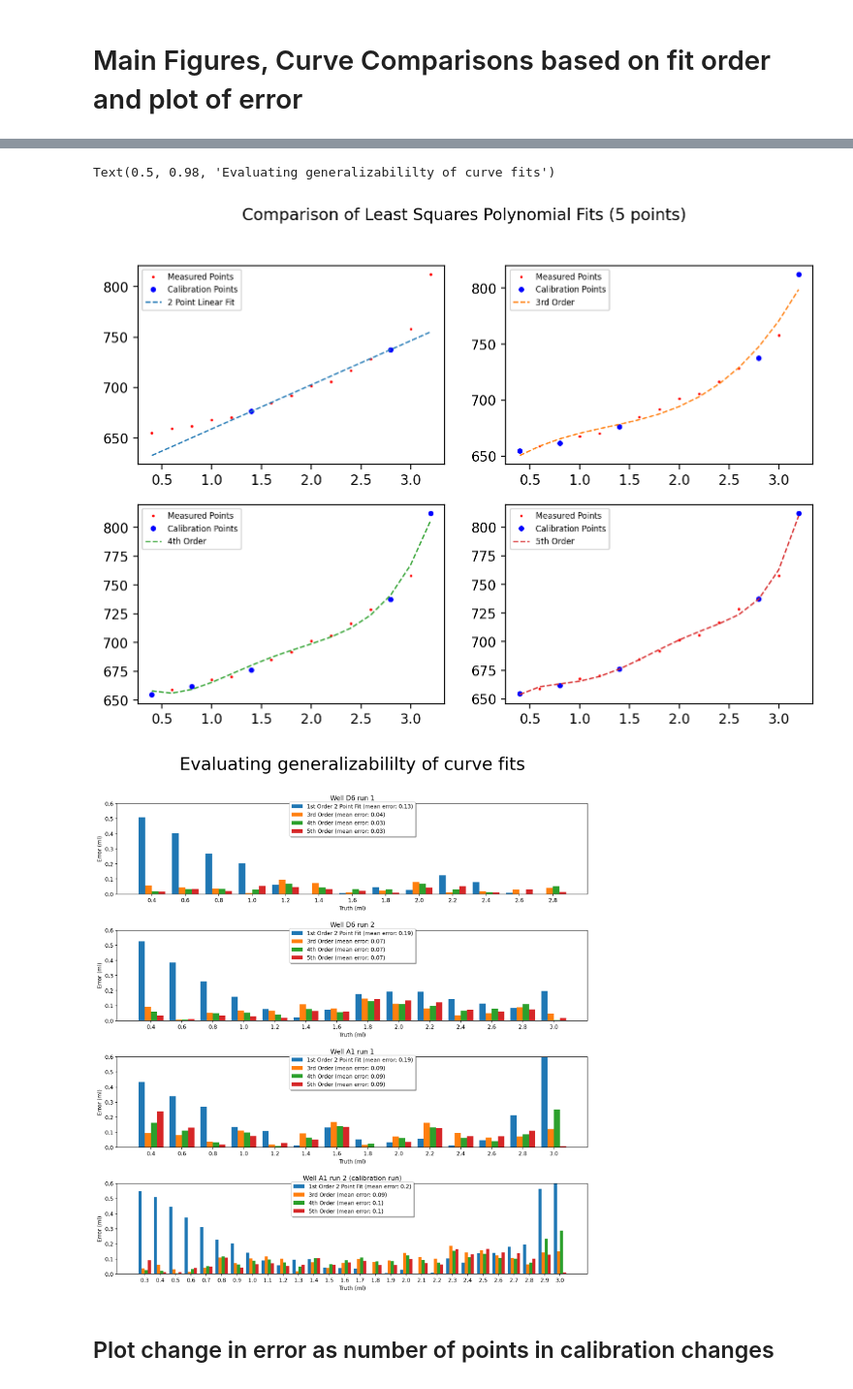
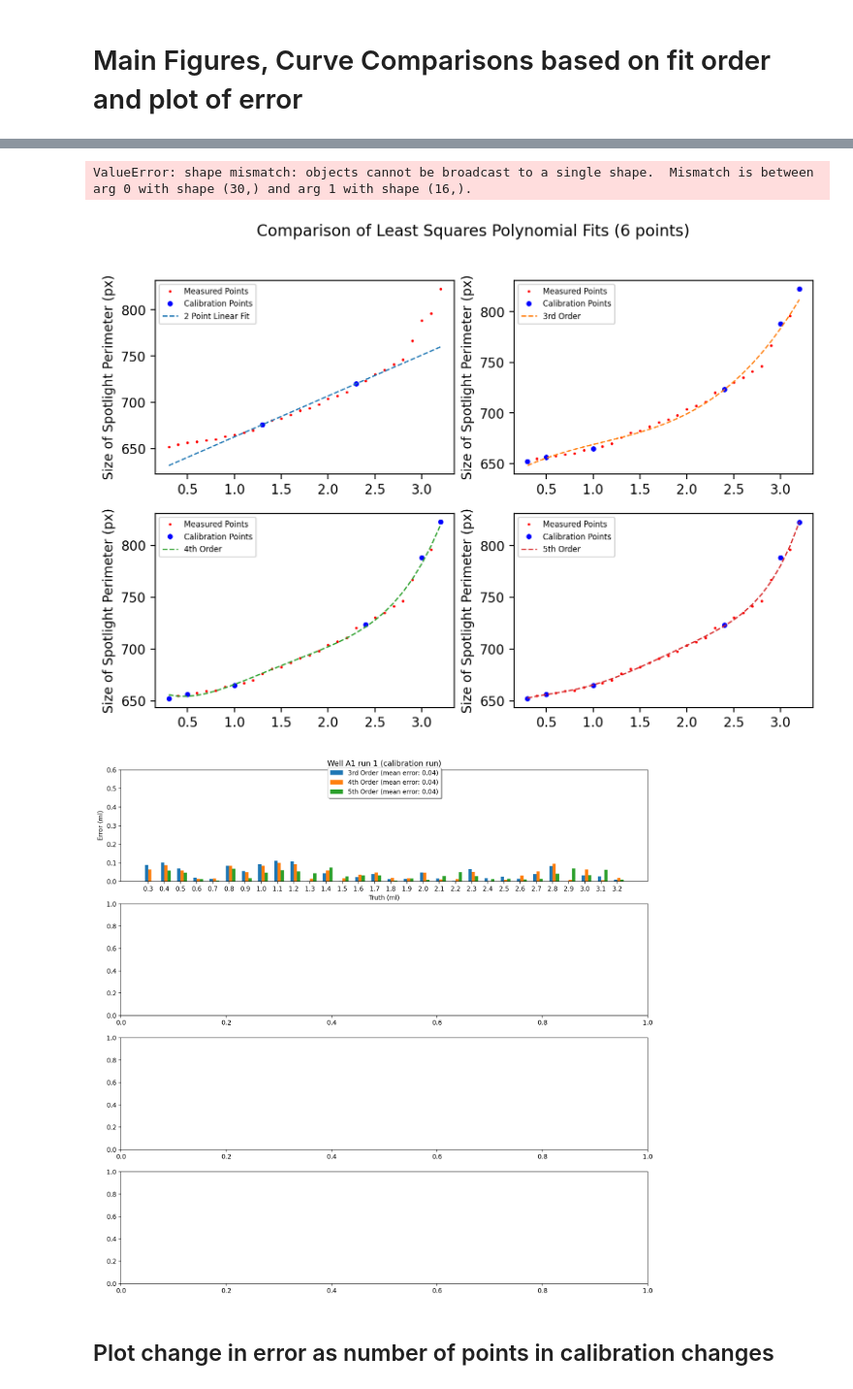
Before and after one commit to braingeneers/Blob-Measuring-with-Computer-Vision, a Jupyter notebook: Plotting-Data.ipynb, the cells around one changed output, grey strips where cells are left out. Shown at 97% size. Drawn from its saved outputs; the diff is of its cells as text; code cells hidden in the pictures.

Commit message:
trying to fix spacing of comparison plots

```diff
--- a/Plotting-Data.ipynb
+++ b/Plotting-Data.ipynb
@@ -10,7 +10,7 @@ import matplotlib.pyplot as plt
 # path = "/Users/pierre/Pictures/biology/Blob-Measuring/Level-Measurement-Experiment/stream-captures/10-August-2022T13:24:19/all_values.csv"
 # frame =  pd.read_csv(path)
 
-path="/Users/pierre/Pictures/biology/Blob-Measuring/Level-Measurement-Experiment/stream-captures/19-August-2022T19:04:48-swirl-D6-1/all_values.csv"
+path="/Users/pierre/Pictures/biology/Blob-Measuring/Level-Measurement-Experiment/stream-captures/19-August-2022T19:36:26-swirl-A1-2-100s/all_values.csv"
 frame =  pd.read_csv(path)
 
 path2="/Users/pierre/Pictures/biology/Blob-Measuring/Level-Measurement-Experiment/stream-captures/19-August-2022T19:16:21-swirl-D6-2/all_values.csv"
@@ -19,8 +19,9 @@ frame2 =  pd.read_csv(path2)
 path3= "/Users/pierre/Pictures/biology/Blob-Measuring/Level-Measurement-Experiment/stream-captures/19-August-2022T19:25:43-swirl-A1-1/all_values.csv"
 frame3 =  pd.read_csv(path3)
 
-path4="/Users/pierre/Pictures/biology/Blob-Measuring/Level-Measurement-Experiment/stream-captures/19-August-2022T19:36:26-swirl-A1-2-100s/all_values.csv"
-frame4 =  pd.read_csv(path4)
+path4="/Users/pierre/Pictures/biology/Blob-Measuring/Level-Measurement-Experiment/stream-captures/19-August-2022T19:04:48-swirl-D6-1/all_values.csv"
+frame4 = pd.read_csv(path4)
+
 
 # path5="/Users/pierre/Pictures/biology/Blob-Measuring/Level-Measurement-Experiment/stream-captures/16-August-2022T19:02:56-comparison-D1-3/all_values.csv"
 # frame5 =  pd.read_csv(path5)
@@ -247,7 +248,7 @@ fig.suptitle('Comparison of Polynomial Fits', fontsize=16)
 # endIndex = len(frame.volume)
 
 
-sample_val = 5
+sample_val = 6
 fig.suptitle('Comparison of Least Squares Polynomial Fits ('+str(sample_val)+' points)', fontsize=12)
 frame, startIndex, endIndex = get_frame_reset_start_end_index(pd.read_csv(path))
 endIndex -= end_trim
@@ -270,7 +271,7 @@ for i in range(1,len(subplots)):
 
 
 # points = [6,20]
-points = [5, 12]
+points = [10, 20]
 #selected 2 point linear calibration
 frame, startIndex, endIndex = get_frame_reset_start_end_index(pd.read_csv(path).iloc[points])
 subplots[0].plot(frame.volume[startIndex:endIndex], frame[value+"_pb_mean"][startIndex:endIndex], 'o', color='blue', ms=4, mew=0, label="Calibration Points")
@@ -327,7 +328,7 @@ for i in {3,4,5}:
 for i in subplots:
     i.legend(loc='upper left', fontsize=6)
     # i.set_xlabel('ml')
-    # i.set_ylabel('Size of Spotlight Perimeter (px)')
+    i.set_ylabel('Size of Spotlight Perimeter (px)')
     # i.set_title("Spotlight Contour Perimeter vs Fluid Volume")
     # i.grid(True)
     # i.set_xlim(0,100)
@@ -379,22 +380,32 @@ subplots = [ax3[0], ax3[1], ax3[2]]
 paths = [path, path2, path3, path4]
 path_index = 0
 
+frame = pd.read_csv(path)
+startIndex = 0
+endIndex = len(frame.volume) - end_trim
+x=frame.volume[startIndex:endIndex]
+y=frame[value+"_pb_mean"][startIndex:endIndex]
 
+index = np.arange(len(x))
+
+placeholder = frame.copy()
+placeholder.volume = placeholder.volume.apply(lambda x: x*0)
+print("placeholder")
+print(placeholder)
 # path="/Users/pierre/Pictures/biology/Blob-Measuring/Level-Measurement-Experiment/stream-captures/19-August-2022T19:04:48-swirl-D6-1/all_values.csv"
 # path2="/Users/pierre/Pictures/biology/Blob-Measuring/Level-Measurement-Experiment/stream-captures/19-August-2022T19:16:21-swirl-D6-2/all_values.csv"
 # path3= "/Users/pierre/Pictures/biology/Blob-Measuring/Level-Measurement-Experiment/stream-captures/19-August-2022T19:25:43-swirl-A1-1/all_values.csv"
 # path4="/Users/pierre/Pictures/biology/Blob-Measuring/Level-Measurement-Experiment/stream-captures/19-August-2022T19:36:26-swirl-A1-2-100s/all_values.csv"
-titles = ["Well D6 run 1", "Well D6 run 2", "Well A1 run 1", "Well A1 run 2 (calibration run)"]
-end_trim = 2
+titles = ["Well A1 run 1 (calibration run)", "Well D6 run 1", "Well D6 run 2", "Well A1 run 2", ]
+end_trim = 0
 for axes in ax3:
     frame = pd.read_csv(paths[path_index])
-
     startIndex = 0
     endIndex = len(frame.volume) - end_trim
     x=frame.volume[startIndex:endIndex]
     y=frame[value+"_pb_mean"][startIndex:endIndex]
 
-    index = np.arange(len(x))
+    # index = np.arange(len(x))
 
     error1 = abs(x - polyfits[0](y))
     # ax2.plot(x,error1,'o',mfc='red',ms=4,mew=0)
@@ -404,8 +415,8 @@ for axes in ax3:
 
     error4 = abs(x - polyfits[3](y))
 
-    summer = axes.bar(index, error1, bar_width,
-                    label="1st Order 2 Point Fit (mean error: "+str(round(sum(error1)/len(index),2))+")")
+    # summer = axes.bar(index, error1, bar_width,
+    #                 label="1st Order 2 Point Fit (mean error: "+str(round(sum(error1)/len(index),2))+")")
     winter = axes.bar(index+bar_width, error2,
                     bar_width, label="3rd Order (mean error: "+str(round(sum(error2)/len(index),2))+")")
     barf = axes.bar(index+2*bar_width, error3,
@@ -453,6 +464,6 @@ x2 length:  15
-Text(0.5, 0.98, 'Evaluating generalizabililty of curve fits')
+ValueError: shape mismatch: objects cannot be broadcast to a single shape.  Mismatch is between arg 0 with shape (30,) and arg 1 with shape (16,).
-[figure, old version]
+[figure, new version]
-[figure, old version]
+[figure, new version]
 # %% [markdown]
 ## Plot change in error as number of points in calibration changes
 # %%
```
Also changed, not shown: parts of 4 cells of this notebook.
